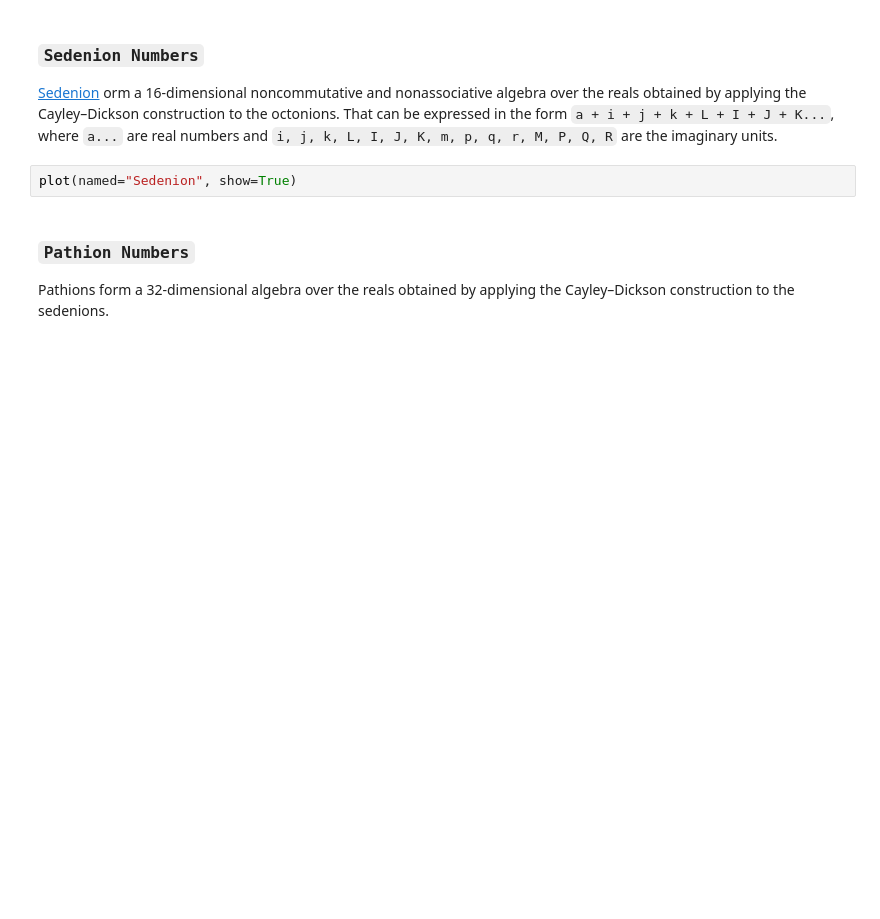
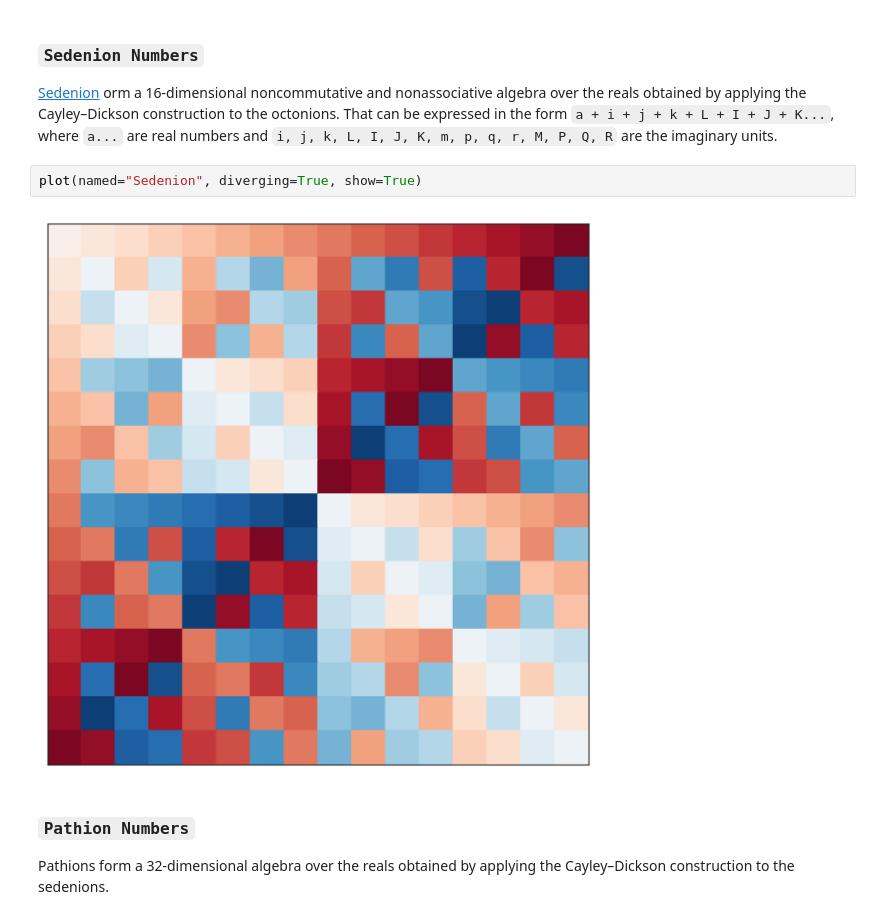
Before and after one commit to tallenglish/HyperComplex, a Jupyter notebook: plot.ipynb, the cells around one changed output. Cells and saved outputs as stored; diff of their text form; blank space fills up the shorter version.

```diff
--- a/plot.ipynb
+++ b/plot.ipynb
@@ -56,7 +62,9 @@ plot(named="Octonion", show=True)
 
 [Sedenion](http://en.wikipedia.org/wiki/Sedenion) orm a 16-dimensional noncommutative and nonassociative algebra over the reals obtained by applying the Cayley–Dickson construction to the octonions. That can be expressed in the form `a + i + j + k + L + I + J + K...`, where `a...` are real numbers and `i, j, k, L, I, J, K, m, p, q, r, M, P, Q, R` are the imaginary units.
 # %%
-plot(named="Sedenion", show=True)
+plot(named="Sedenion", diverging=True, show=True)
+# %% [output]
+[figure, added]
 # %% [markdown]
 ### **`Pathion Numbers`**
 
```
Also changed, not shown: parts of 8 cells of this notebook, 2 other files.
